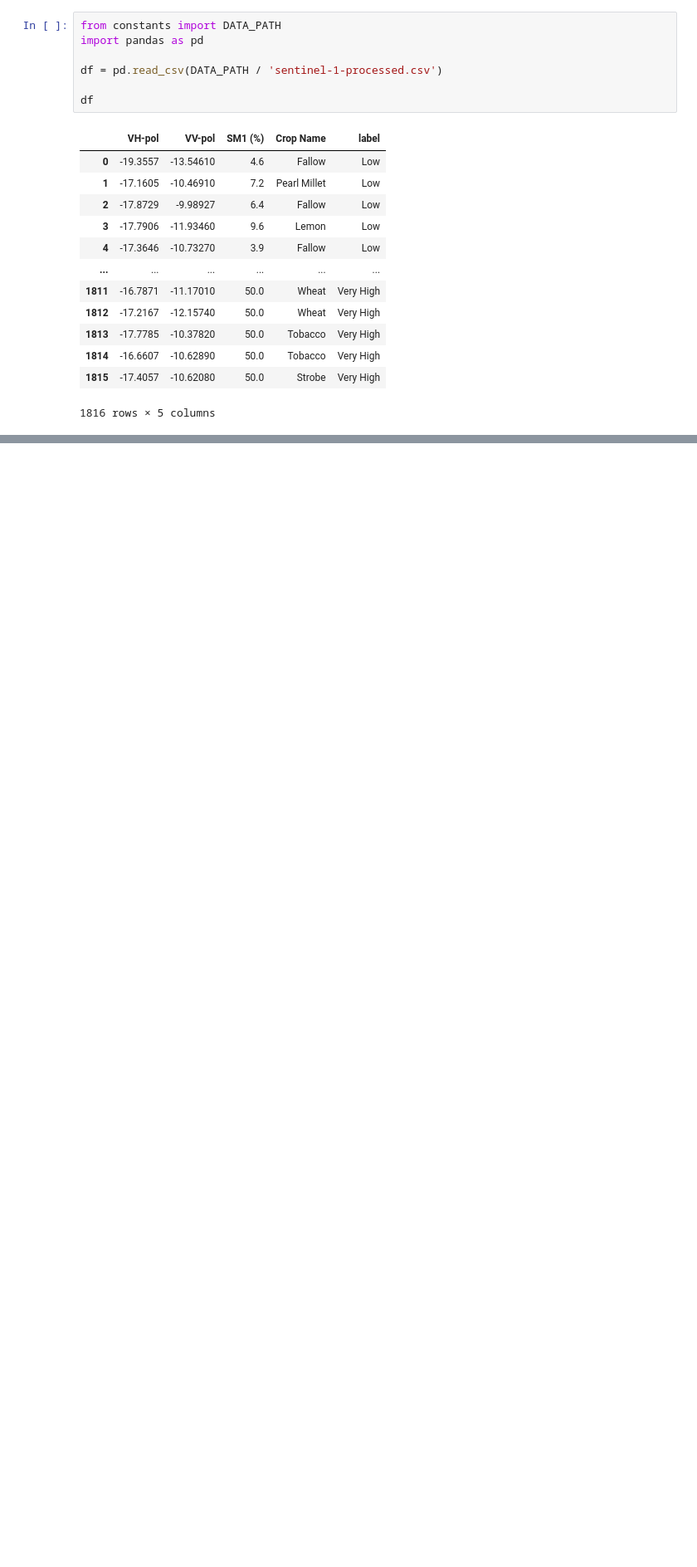
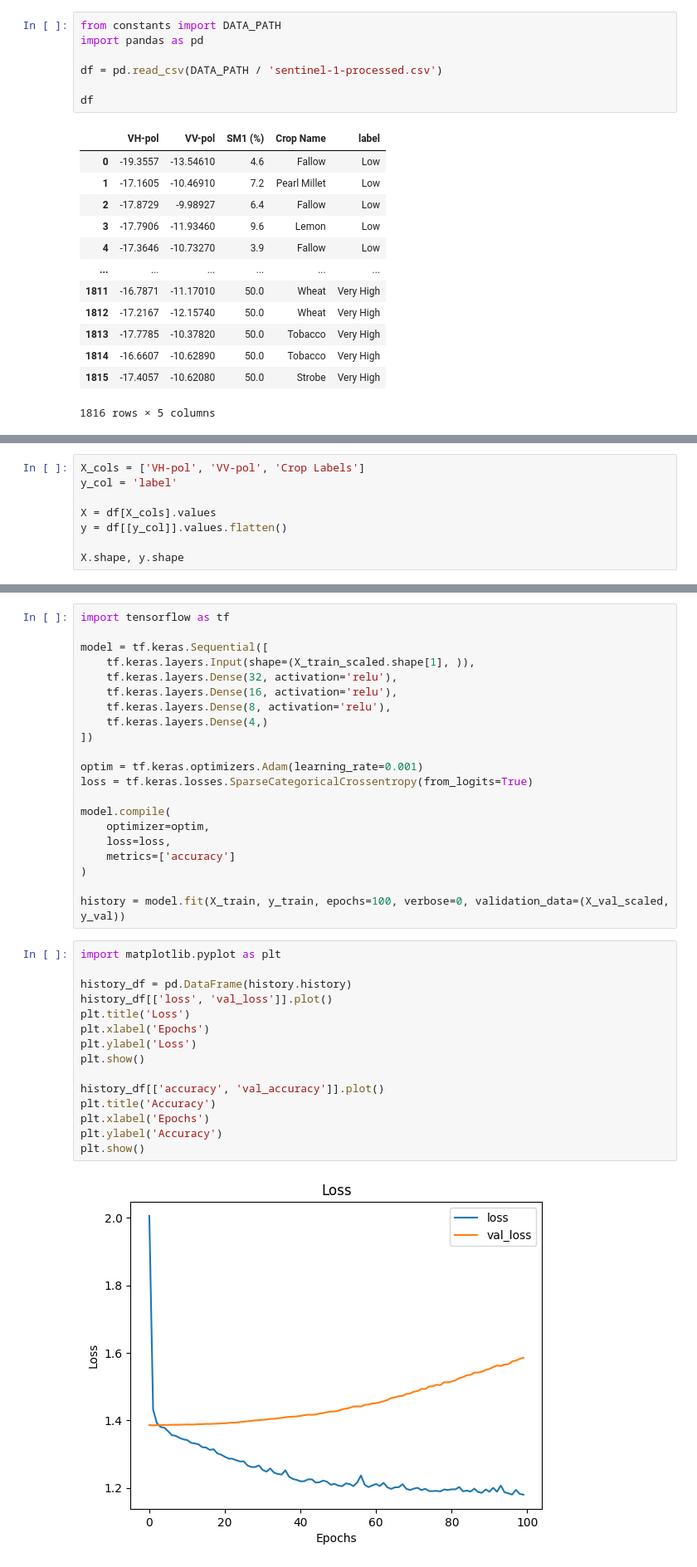
Before and after one commit to kshipra-jadav/major-2-experiments, a Jupyter notebook: experiments/classification_new_data/code/classification.ipynb, the cells around one changed output, grey strips where cells are left out. Shown at 83% size. Drawn from its saved outputs; the diff is of its cells as text; blank space fills up the shorter version.

```diff
--- a/experiments/classification_new_data/code/classification.ipynb
+++ b/experiments/classification_new_data/code/classification.ipynb
@@ -21,0 +34,8 @@ df
+# %%
+X_cols = ['VH-pol', 'VV-pol', 'Crop Labels']
+y_col = 'label'
+
+X = df[X_cols].values
+y = df[[y_col]].values.flatten()
+
+X.shape, y.shape
@@ -21,0 +138,38 @@ df
+# %%
+import tensorflow as tf
+
+model = tf.keras.Sequential([
+    tf.keras.layers.Input(shape=(X_train_scaled.shape[1], )),
+    tf.keras.layers.Dense(32, activation='relu'),
+    tf.keras.layers.Dense(16, activation='relu'),
+    tf.keras.layers.Dense(8, activation='relu'),
+    tf.keras.layers.Dense(4,)
+])
+
+optim = tf.keras.optimizers.Adam(learning_rate=0.001)
+loss = tf.keras.losses.SparseCategoricalCrossentropy(from_logits=True)
+
+model.compile(
+    optimizer=optim,
+    loss=loss,
+    metrics=['accuracy']
+)
+
+history = model.fit(X_train, y_train, epochs=100, verbose=0, validation_data=(X_val_scaled, y_val))
+# %%
+import matplotlib.pyplot as plt
+
+history_df = pd.DataFrame(history.history)
+history_df[['loss', 'val_loss']].plot()
+plt.title('Loss')
+plt.xlabel('Epochs')
+plt.ylabel('Loss')
+plt.show()
+
+history_df[['accuracy', 'val_accuracy']].plot()
+plt.title('Accuracy')
+plt.xlabel('Epochs')
+plt.ylabel('Accuracy')
+plt.show()
+# %% [output]
+[figure, added]
```
Also changed, not shown: parts of 13 cells of this notebook.
